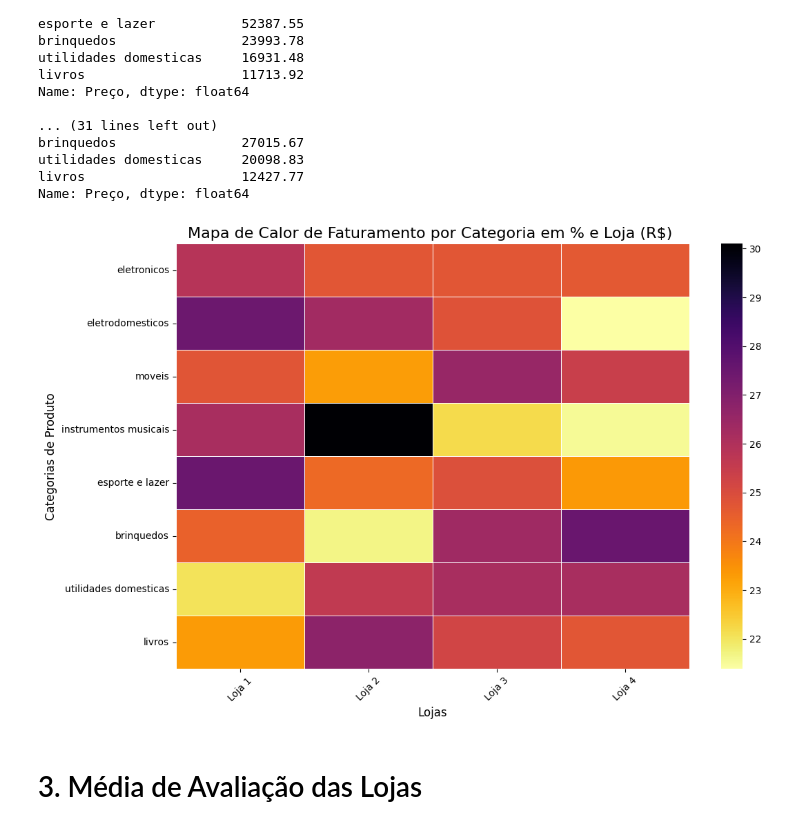
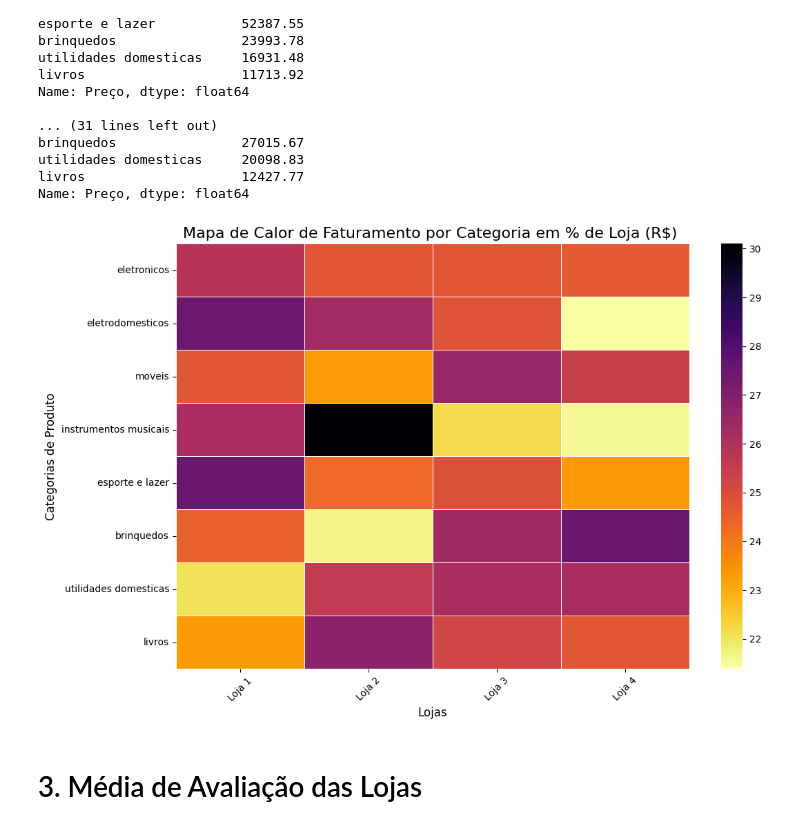
Before and after one commit to ElaiEmylleMatos/challenge-alura-store, a Jupyter notebook: AluraStoreBr.ipynb, the cells around one changed output. Cells and saved outputs as stored; diff of their text form; code cells hidden in the pictures.

```diff
--- a/AluraStoreBr.ipynb
+++ b/AluraStoreBr.ipynb
@@ -103,35 +103,35 @@ import seaborn as sns
 dados_heatmap = {
     'Loja 1': vendas_categorias1,
     'Loja 2': vendas_categorias2,
     'Loja 3': vendas_categorias3,
     'Loja 4': vendas_categorias4
 }
 
 df_vendas_consolidadas = pd.DataFrame(dados_heatmap).fillna(0)
 
 # NORMALIZAÇÃO POR CATEGORIA
 # Para cada linha, dividimos seu valor pelo total da linha.
 # axis=1 soma horizontalmente (calcula o total da categoria)
 # axis=0 na divisão alinha o índice (divide cada célula pelo total da sua linha)
 df_por_categoria = df_vendas_consolidadas.div(df_vendas_consolidadas.sum(axis=1), axis=0) * 100
 
 plt.figure(figsize=(12, 8)) # Define o tamanho da figura
 
 sns.heatmap(
     df_por_categoria, # Nossos dados consolidados
     annot=False,             # 'annotate' = Escrever os valores nas células
     fmt='.0f',              # Formato dos números: float com 0 casas decimais
     cmap='inferno_r',         # Esquema de cores (outros bons: 'plasma', 'inferno', 'coolwarm')
     linewidths=.5           # Linha branca separando as células
 )
 
-plt.title('Mapa de Calor de Faturamento por Categoria em % e Loja (R$) ', fontsize=16)
+plt.title('Mapa de Calor de Faturamento por Categoria em % de Loja (R$) ', fontsize=16)
 plt.xlabel('Lojas', fontsize=12)
 plt.ylabel('Categorias de Produto', fontsize=12)
 plt.xticks(rotation=45)
 plt.show()
 # %% [output]
-[figure, old version]
+[figure, new version]
 # %% [markdown]
 # 3. Média de Avaliação das Lojas
 # %%
```
Also changed, not shown: parts of 3 cells of this notebook.
